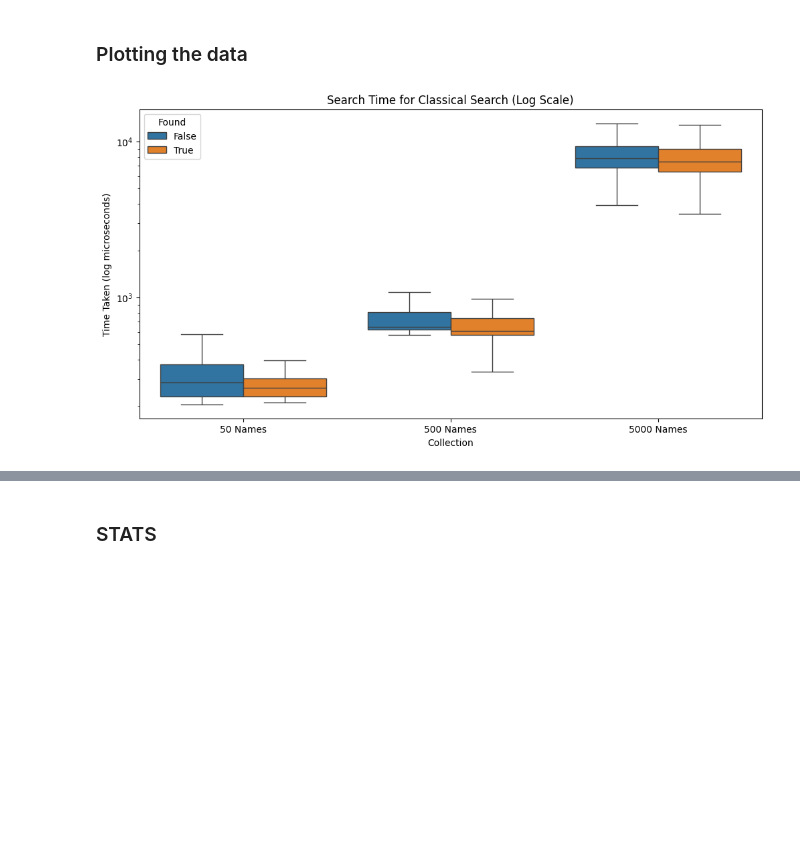
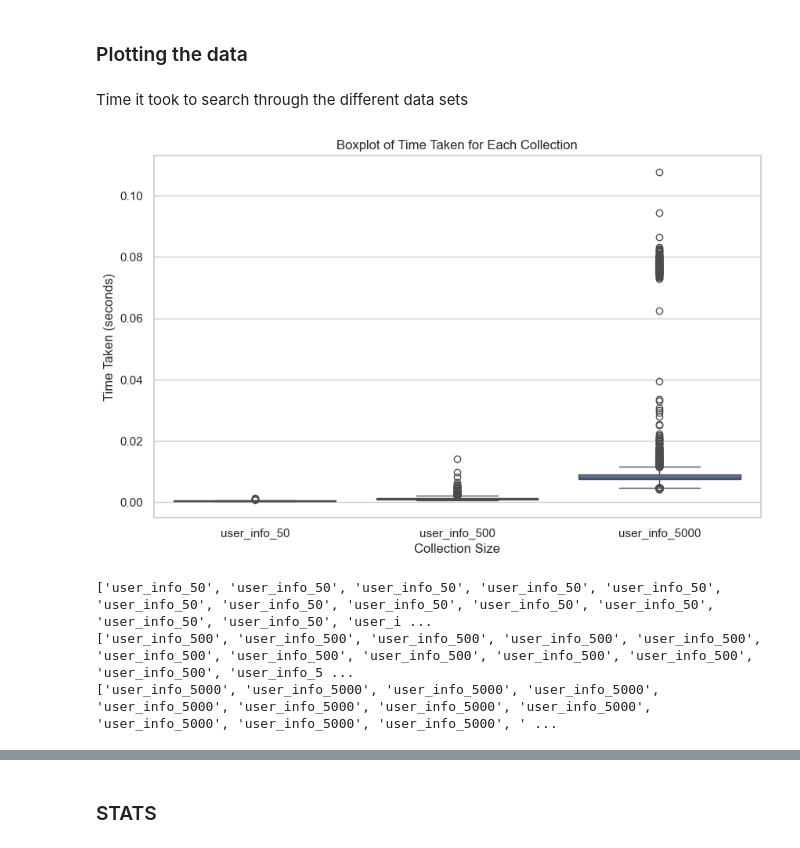
Before and after one commit to rallenalle68/classical_vs_grovers_algorithm, a Jupyter notebook: Grover.ipynb, the cells around one changed output, grey strips where cells are left out. Cells and saved outputs as stored; diff of their text form; code cells hidden in the pictures; blank space fills up the shorter version.

```diff
--- a/Grover.ipynb
+++ b/Grover.ipynb
@@ -188,30 +330,21 @@ times_5000, found_5000 = extract_times_and_found_status(data_5000)
 # %% [markdown]
 ### Plotting the data
-# %%
-# Function to create DataFrame for plotting
-def create_df_for_plot(times, found, collection_name):
-    df = pd.DataFrame({
-        'Time Taken (microseconds)': times,  # Show time in microseconds
-        'Found': found,
-        'Collection': [collection_name] * len(times)
-    })
-    return df
-
-# Create DataFrames for each collection
-df_50 = create_df_for_plot(times_50, found_50, '50 Names')
-df_500 = create_df_for_plot(times_500, found_500, '500 Names')
-df_5000 = create_df_for_plot(times_5000, found_5000, '5000 Names')
-
-# Combine DataFrames
-df_all = pd.concat([df_50, df_500, df_5000])
-
-# Plot using Seaborn
-# Plot with capped y-axis and IQR emphasis
-plt.figure(figsize=(12, 6))
-sns.boxplot(x='Collection', y='Time Taken (microseconds)', hue='Found', data=df_all, showfliers=False)
-plt.yscale('log')  # Apply logarithmic scale
-plt.title('Search Time for Classical Search (Log Scale)')
-plt.ylabel('Time Taken (log microseconds)')
-plt.show()
-# %% [output]
-[figure, removed]
+# %% [markdown]
+Time it took to search through the different data sets
+# %%
+# Function to visualize the Boxplot of Time Taken
+def plot_time_taken(times_50, times_500, times_5000):
+    plt.figure(figsize=(10, 6))
+    sns.boxplot(x=["user_info_50"] * len(times_50) + ["user_info_500"] * len(times_500) + ["user_info_5000"] * len(times_5000),
+                y=times_50 + times_500 + times_5000)
+    plt.xlabel("Collection Size")
+    plt.ylabel("Time Taken (seconds)")
+    plt.title("Boxplot of Time Taken for Each Collection")
+    plt.show()
+
+plot_time_taken(times_50, times_500, times_5000)
+# %% [output]
+[figure, added]
+['user_info_50', 'user_info_50', 'user_info_50', 'user_info_50', 'user_info_50', 'user_info_50', 'user_info_50', 'user_info_50', 'user_info_50', 'user_info_50', 'user_info_50', 'user_info_50', 'user_i ...
+['user_info_500', 'user_info_500', 'user_info_500', 'user_info_500', 'user_info_500', 'user_info_500', 'user_info_500', 'user_info_500', 'user_info_500', 'user_info_500', 'user_info_500', 'user_info_5 ...
+['user_info_5000', 'user_info_5000', 'user_info_5000', 'user_info_5000', 'user_info_5000', 'user_info_5000', 'user_info_5000', 'user_info_5000', 'user_info_5000', 'user_info_5000', 'user_info_5000', ' ...
```
Also changed, not shown: parts of 25 cells of this notebook, 2 other files.
